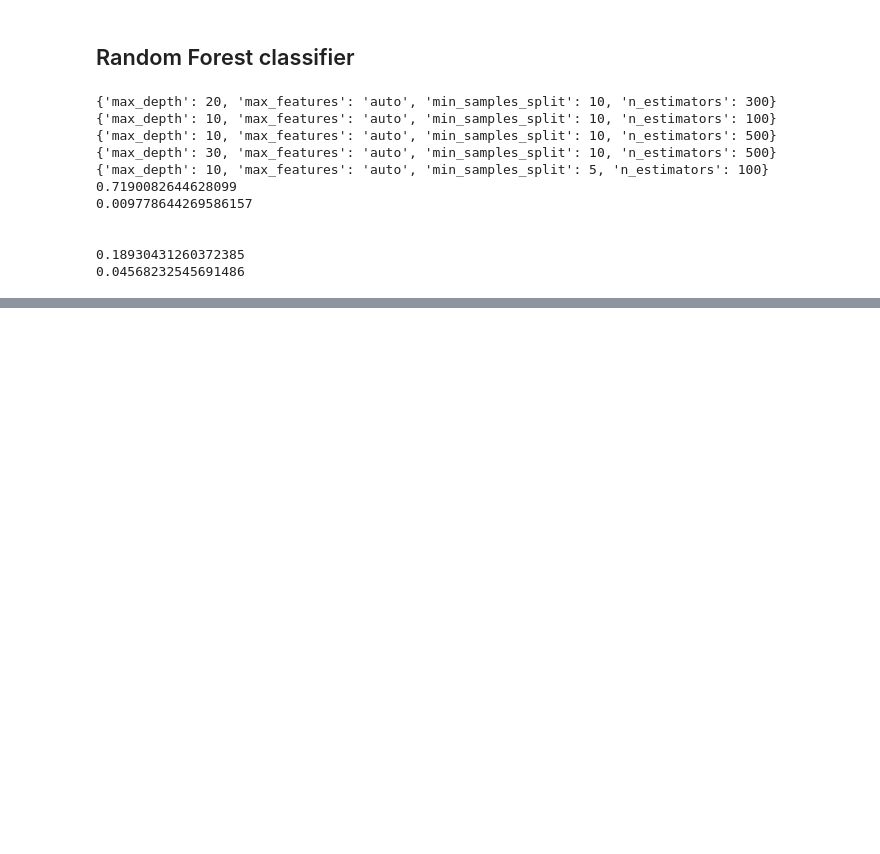
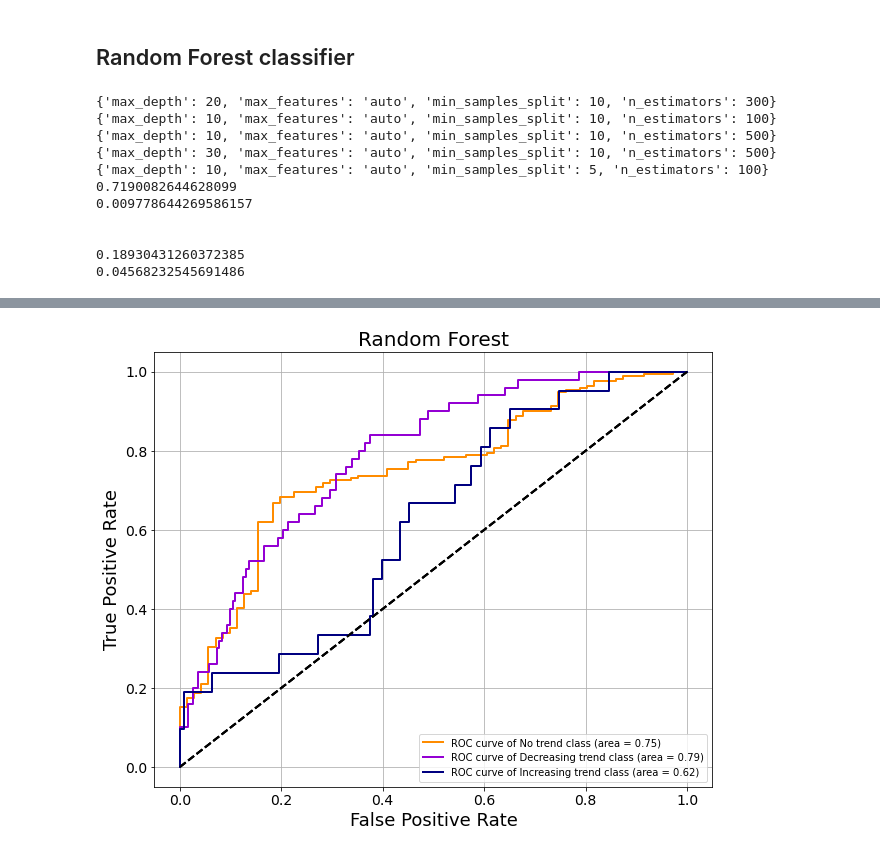
Before and after one commit to pcheras/Masters-thesis, a Jupyter notebook: progression_classification/classification_task.ipynb, the cells around one changed output, grey strips where cells are left out. Saved outputs shown, nothing was run; the diff lists cells and outputs as text; code cells hidden in the pictures; blank space fills up the shorter version.

Commit message:
added RF plots

```diff
--- a/progression_classification/classification_task.ipynb
+++ b/progression_classification/classification_task.ipynb
@@ -185,0 +186,4 @@ Accuracy on test set using RF: 0.843
+# %%
+produce_roc(tuned_rf.predict_proba(X_test), y_test, class_dict, title='Random Forest')
+# %% [output]
+[figure, added]
```
Also changed, not shown: parts of 2 cells of this notebook.
